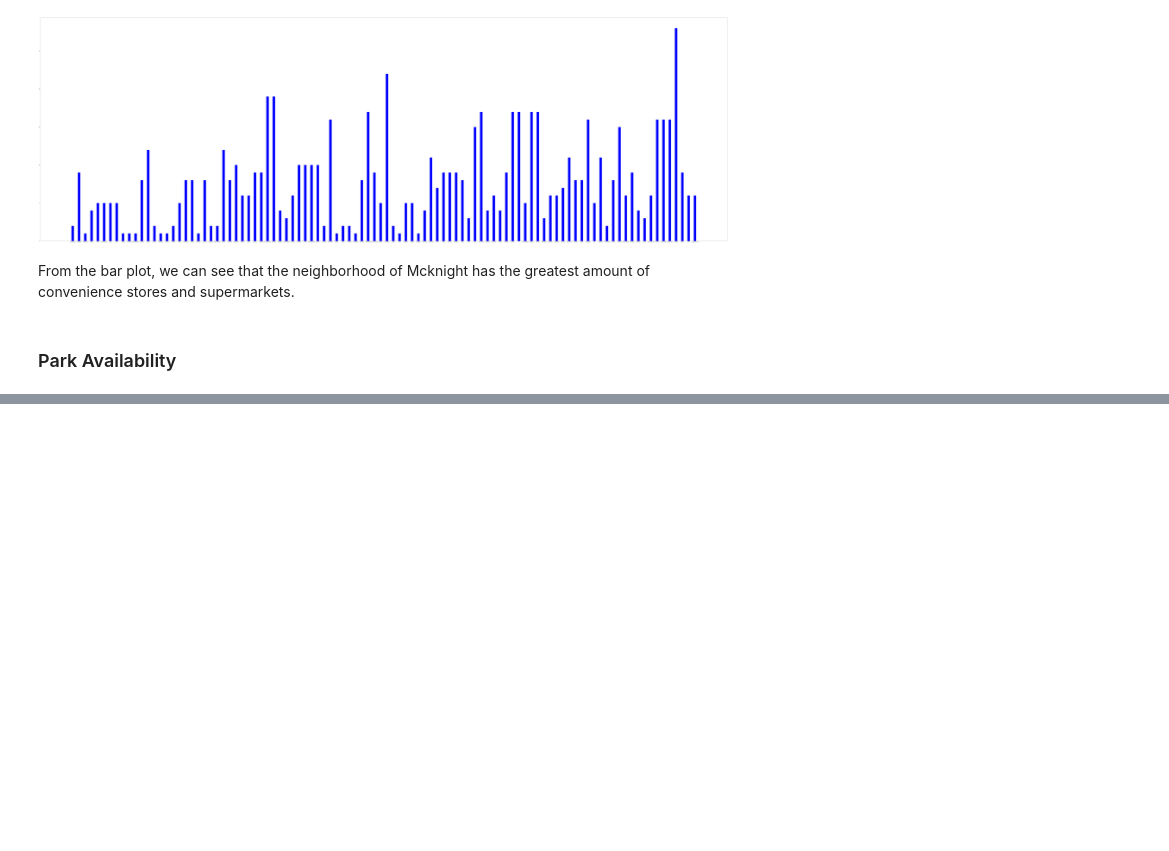
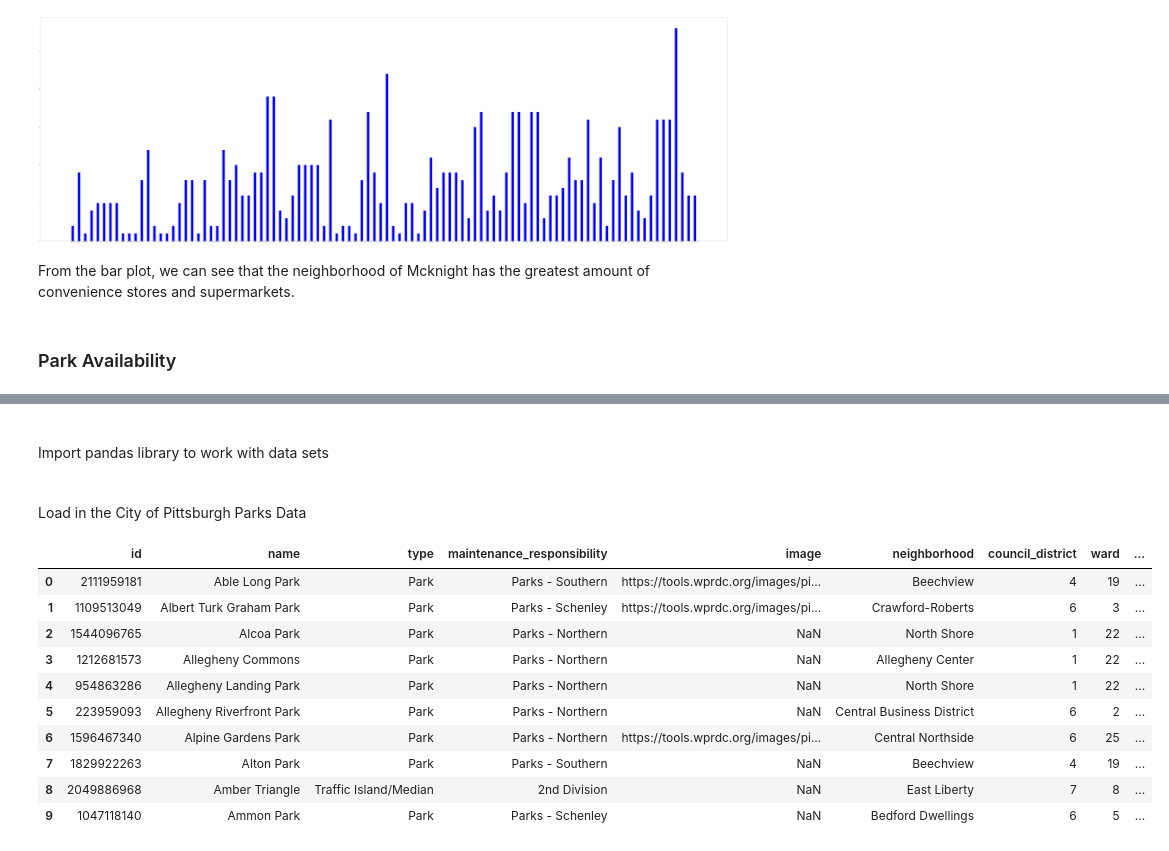
Before and after one commit to Sixces/Big-Ideas-FInal-Project, a Jupyter notebook: main.ipynb, the cells around one changed output, grey strips where cells are left out. Cells and saved outputs as stored; diff of their text form; code cells hidden in the pictures; blank space fills up the shorter version.

```diff
--- a/main.ipynb
+++ b/main.ipynb
@@ -101,0 +104,3 @@ From the bar plot, we can see that the neighborhood of Mcknight has the greatest
+# %% [markdown]
+<br>
+Import pandas library to work with data sets
@@ -101,0 +109,20 @@ From the bar plot, we can see that the neighborhood of Mcknight has the greatest
+# %% [markdown]
+<br>
+Load in the City of Pittsburgh Parks Data
+# %%
+data = pd.read_csv("parks.csv")
+
+# look at the first ten rows of the data
+data.head(10)
+# %% [output]
+|  | id | name | type | maintenance_responsibility | image | neighborhood | council_district | ward | ... |
+| 0 | 2111959181 | Able Long Park | Park | Parks - Southern | https://tools.wprdc.org/images/pi... | Beechview | 4 | 19 | ... |
+| 1 | 1109513049 | Albert Turk Graham Park | Park | Parks - Schenley | https://tools.wprdc.org/images/pi... | Crawford-Roberts | 6 | 3 | ... |
+| 2 | 1544096765 | Alcoa Park | Park | Parks - Northern | NaN | North Shore | 1 | 22 | ... |
+| 3 | 1212681573 | Allegheny Commons | Park | Parks - Northern | NaN | Allegheny Center | 1 | 22 | ... |
+| 4 | 954863286 | Allegheny Landing Park | Park | Parks - Northern | NaN | North Shore | 1 | 22 | ... |
+| 5 | 223959093 | Allegheny Riverfront Park | Park | Parks - Northern | NaN | Central Business District | 6 | 2 | ... |
+| 6 | 1596467340 | Alpine Gardens Park | Park | Parks - Northern | https://tools.wprdc.org/images/pi... | Central Northside | 6 | 25 | ... |
+| 7 | 1829922263 | Alton Park | Park | Parks - Southern | NaN | Beechview | 4 | 19 | ... |
+| 8 | 2049886968 | Amber Triangle | Traffic Island/Median | 2nd Division | NaN | East Liberty | 7 | 8 | ... |
+| 9 | 1047118140 | Ammon Park | Park | Parks - Schenley | NaN | Bedford Dwellings | 6 | 5 | ... |
```
Also changed, not shown: parts of 14 cells of this notebook, 1 other file.
